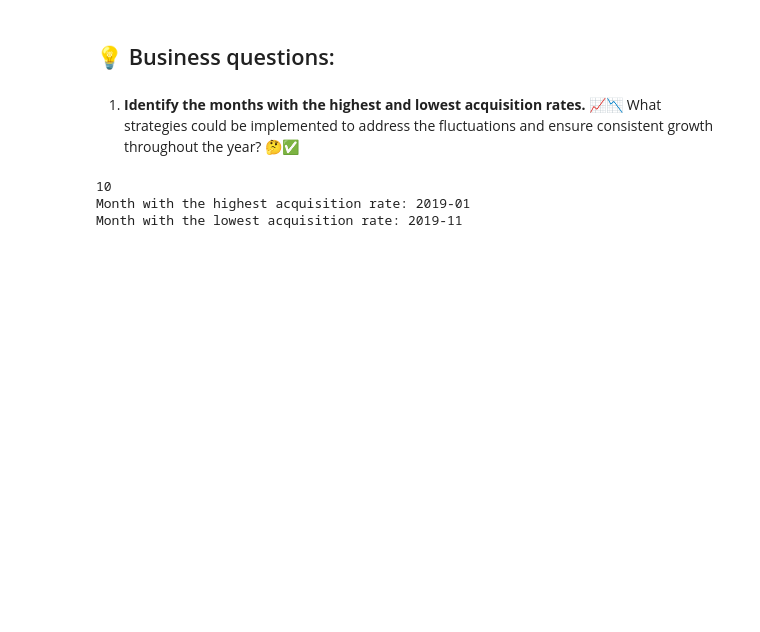
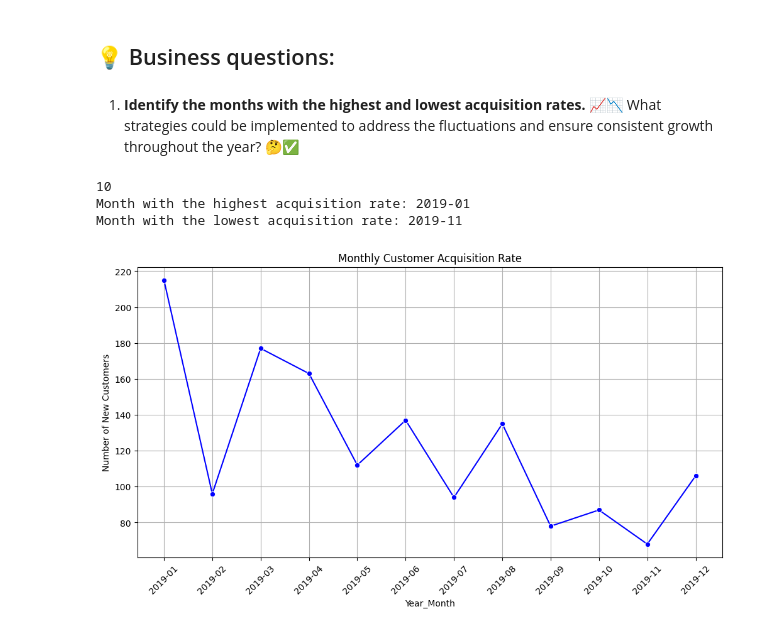
Before and after one commit to Smita569/E-commerce_Marketing_and_sales, a Jupyter notebook: E_commerce_Marketing_and_sales_Business_Case.ipynb, the cells around one changed output. Cells and saved outputs as stored; diff of their text form; code cells hidden in the pictures; blank space fills up the shorter version.

```diff
--- a/E_commerce_Marketing_and_sales_Business_Case.ipynb
+++ b/E_commerce_Marketing_and_sales_Business_Case.ipynb
@@ -110,3 +112,15 @@ print(f'Month with the lowest acquisition rate: {monthly_acquisition.loc[monthly
 10
 Month with the highest acquisition rate: 2019-01
 Month with the lowest acquisition rate: 2019-11
+# %%
+# plot the line plot graph for the above data
+plt.figure(figsize=(12, 6))
+sns.lineplot(data=monthly_acquisition,x=monthly_acquisition['Year_Month'].astype(str), y=monthly_acquisition['New_Customers'],marker='o',color='blue')
+plt.title('Monthly Customer Acquisition Rate')
+plt.xlabel('Year_Month')
+plt.ylabel('Number of New Customers')
+plt.grid(True)
+plt.xticks(rotation=45)
+plt.show()
+# %% [output]
+[figure, added]
```
Also changed, not shown: parts of 1 cell of this notebook.
